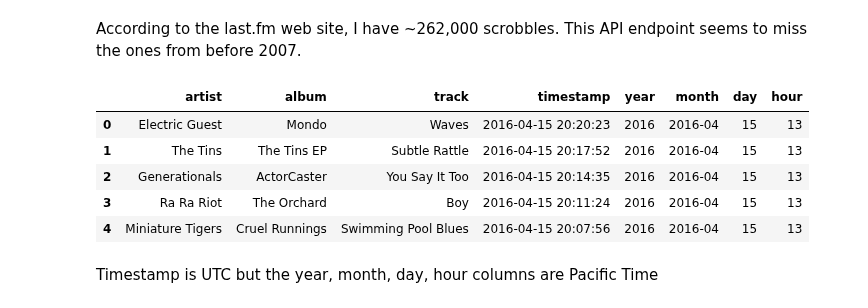
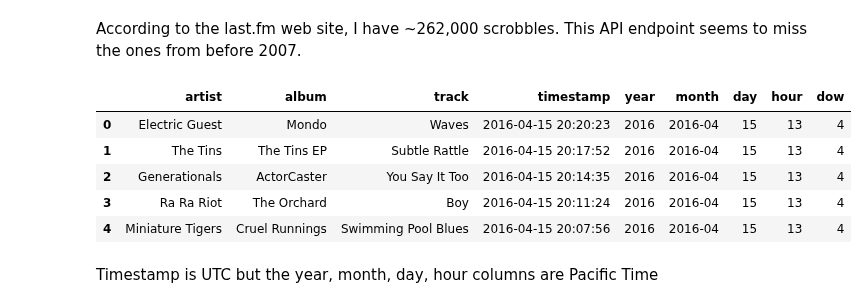
Before and after one commit to gboeing/data-visualization, a Jupyter notebook: lastfm-listening-history/lastfm_analysis.ipynb, the cells around one changed output. Cells and saved outputs as stored; diff of their text form; code cells hidden in the pictures.

Commit message:
added day of week analysis

```diff
--- a/lastfm-listening-history/lastfm_analysis.ipynb
+++ b/lastfm-listening-history/lastfm_analysis.ipynb
@@ -127,24 +132,26 @@ get_year = lambda x: convert_tz(x).year
 get_month = lambda x: '{}-{:02}'.format(convert_tz(x).year, convert_tz(x).month) #inefficient
 get_day = lambda x: convert_tz(x).day
 get_hour = lambda x: convert_tz(x).hour
+get_day_of_week = lambda x: convert_tz(x).weekday()
 # %%
 # parse out date and time elements as pacific time
 scrobbles['year'] = scrobbles['timestamp'].map(get_year)
 scrobbles['month'] = scrobbles['timestamp'].map(get_month)
 scrobbles['day'] = scrobbles['timestamp'].map(get_day)
 scrobbles['hour'] = scrobbles['timestamp'].map(get_hour)
+scrobbles['dow'] = scrobbles['timestamp'].map(get_day_of_week)
 scrobbles = scrobbles.drop(labels=['datetime'], axis=1)
 
 # drop rows with 01-01-1970 as timestamp
 scrobbles = scrobbles[scrobbles['year'] > 1970]
 scrobbles.head()
 # %% [output]
-|  | artist | album | track | timestamp | year | month | day | hour |
-| 0 | Electric Guest | Mondo | Waves | 2016-04-15 20:20:23 | 2016 | 2016-04 | 15 | 13 |
-| 1 | The Tins | The Tins EP | Subtle Rattle | 2016-04-15 20:17:52 | 2016 | 2016-04 | 15 | 13 |
-| 2 | Generationals | ActorCaster | You Say It Too | 2016-04-15 20:14:35 | 2016 | 2016-04 | 15 | 13 |
-| 3 | Ra Ra Riot | The Orchard | Boy | 2016-04-15 20:11:24 | 2016 | 2016-04 | 15 | 13 |
-| 4 | Miniature Tigers | Cruel Runnings | Swimming Pool Blues | 2016-04-15 20:07:56 | 2016 | 2016-04 | 15 | 13 |
+|  | artist | album | track | timestamp | year | month | day | hour | dow |
+| 0 | Electric Guest | Mondo | Waves | 2016-04-15 20:20:23 | 2016 | 2016-04 | 15 | 13 | 4 |
+| 1 | The Tins | The Tins EP | Subtle Rattle | 2016-04-15 20:17:52 | 2016 | 2016-04 | 15 | 13 | 4 |
+| 2 | Generationals | ActorCaster | You Say It Too | 2016-04-15 20:14:35 | 2016 | 2016-04 | 15 | 13 | 4 |
+| 3 | Ra Ra Riot | The Orchard | Boy | 2016-04-15 20:11:24 | 2016 | 2016-04 | 15 | 13 | 4 |
+| 4 | Miniature Tigers | Cruel Runnings | Swimming Pool Blues | 2016-04-15 20:07:56 | 2016 | 2016-04 | 15 | 13 | 4 |
 # %% [markdown]
 Timestamp is UTC but the year, month, day, hour columns are Pacific Time
 # %% [markdown]
```
Also changed, not shown: parts of 12 cells of this notebook, 2 other files.
